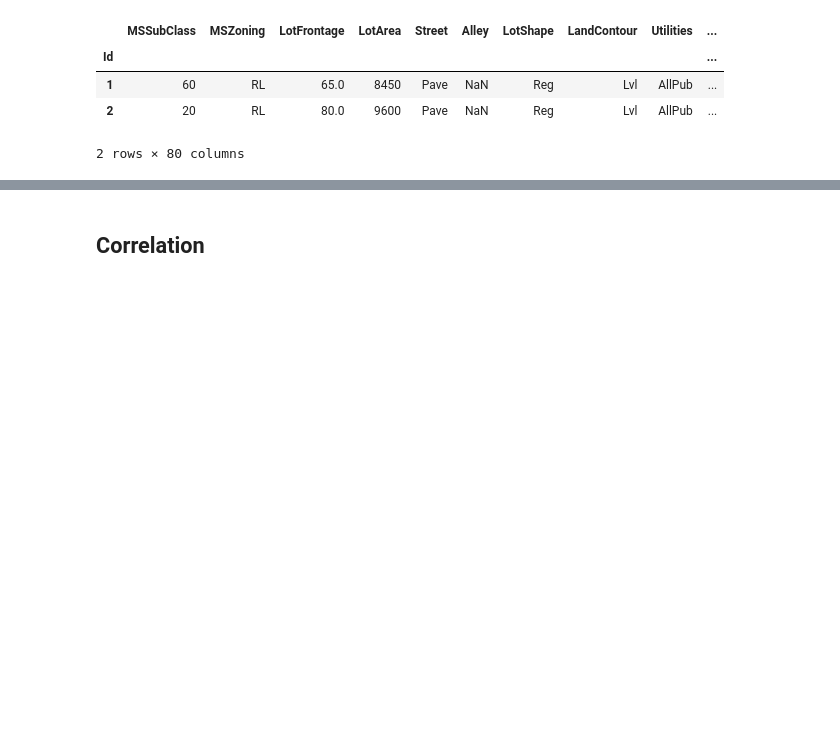
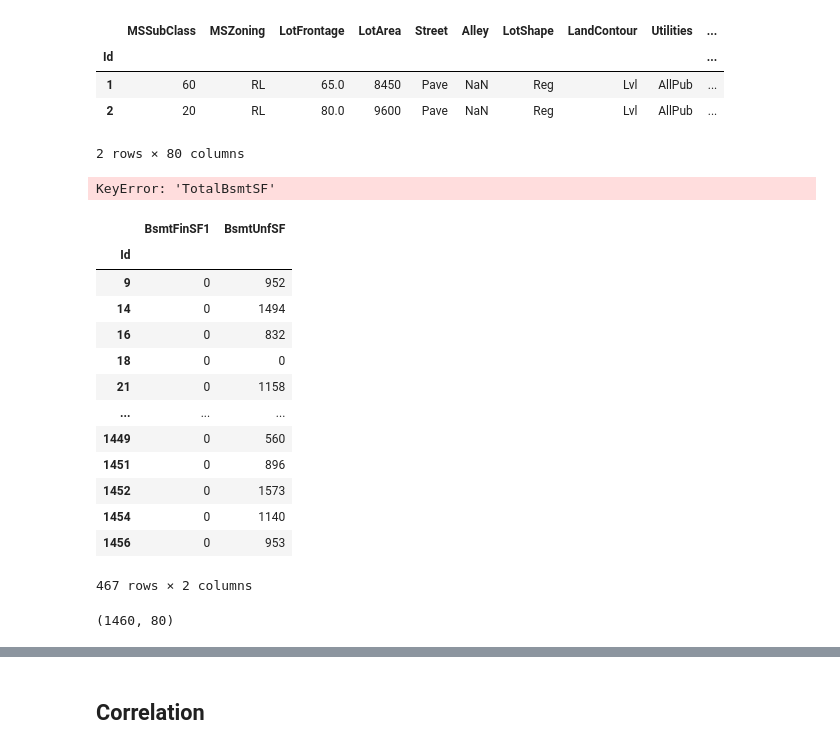
Before and after one commit to HHook/keras-house-prices, a Jupyter notebook: Keras regression house prices project.ipynb, the cells around one changed output, grey strips where cells are left out. Saved outputs shown, nothing was run; the diff lists cells and outputs as text; code cells hidden in the pictures; blank space fills up the shorter version.

```diff
--- a/Keras regression house prices project.ipynb
+++ b/Keras regression house prices project.ipynb
@@ -115,3 +116,28 @@ df.head(2)
 | 1 | 60 | RL | 65.0 | 8450 | Pave | NaN | Reg | Lvl | AllPub | ... |
 | 2 | 20 | RL | 80.0 | 9600 | Pave | NaN | Reg | Lvl | AllPub | ... |
 2 rows × 80 columns
+# %%
+df['TotalBsmtSF'].describe()
+# %% [output]
+KeyError: 'TotalBsmtSF'
+# %%
+df[['BsmtFinSF1', 'BsmtUnfSF']][df['BsmtFinSF1']==0]
+# %% [output]
+|  | BsmtFinSF1 | BsmtUnfSF |
+| Id |  |  |
+| 9 | 0 | 952 |
+| 14 | 0 | 1494 |
+| 16 | 0 | 832 |
+| 18 | 0 | 0 |
+| 21 | 0 | 1158 |
+| ... | ... | ... |
+| 1449 | 0 | 560 |
+| 1451 | 0 | 896 |
+| 1452 | 0 | 1573 |
+| 1454 | 0 | 1140 |
+| 1456 | 0 | 953 |
+467 rows × 2 columns
+# %%
+df.shape
+# %% [output]
+(1460, 80)
```
Also changed, not shown: parts of 65 cells of this notebook.
